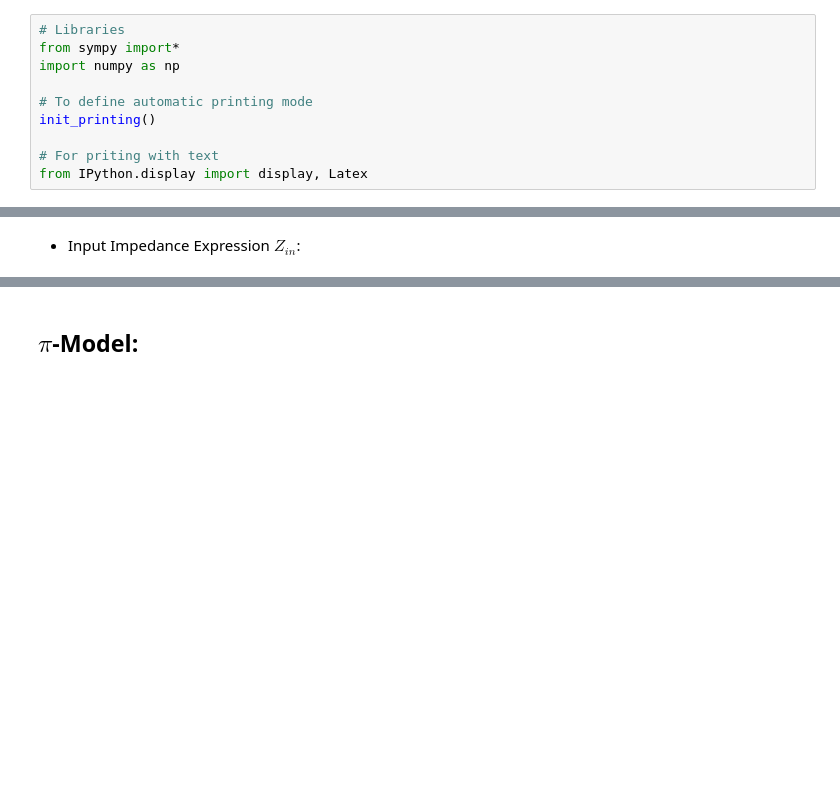
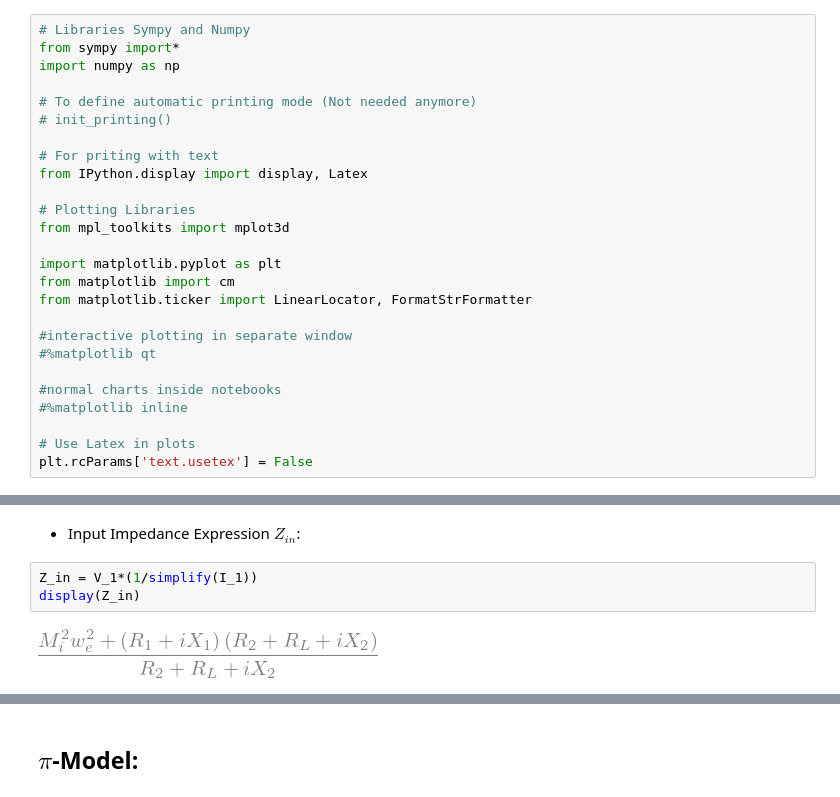
Before and after one commit to SanTT19/Symbolic_Python, a Jupyter notebook: Active_CN_Model.ipynb, the cells around one changed output, grey strips where cells are left out. Cells and saved outputs as stored; diff of their text form; blank space fills up the shorter version.

```diff
--- a/Active_CN_Model.ipynb
+++ b/Active_CN_Model.ipynb
@@ -1,13 +1,29 @@
 # %%
-# Libraries
+# Libraries Sympy and Numpy
 from sympy import*
 import numpy as np
 
-# To define automatic printing mode
-init_printing()
+# To define automatic printing mode (Not needed anymore)
+# init_printing()
 
 # For priting with text
 from IPython.display import display, Latex
+
+# Plotting Libraries
+from mpl_toolkits import mplot3d
+
+import matplotlib.pyplot as plt
+from matplotlib import cm
+from matplotlib.ticker import LinearLocator, FormatStrFormatter
+
+#interactive plotting in separate window
+#%matplotlib qt
+
+#normal charts inside notebooks
+#%matplotlib inline
+
+# Use Latex in plots
+plt.rcParams['text.usetex'] = False
 # %% [markdown]
 # 1. IPT System Frequency Splitting Model
 
@@ -75,3 +91,8 @@ display(simplify(I_1))
 [figure]
 # %% [markdown]
 - Input Impedance Expression $Z_{in}$:
+# %%
+Z_in = V_1*(1/simplify(I_1))
+display(Z_in)
+# %% [output]
+[figure, added]
```
Also changed, not shown: parts of 12 cells of this notebook.
